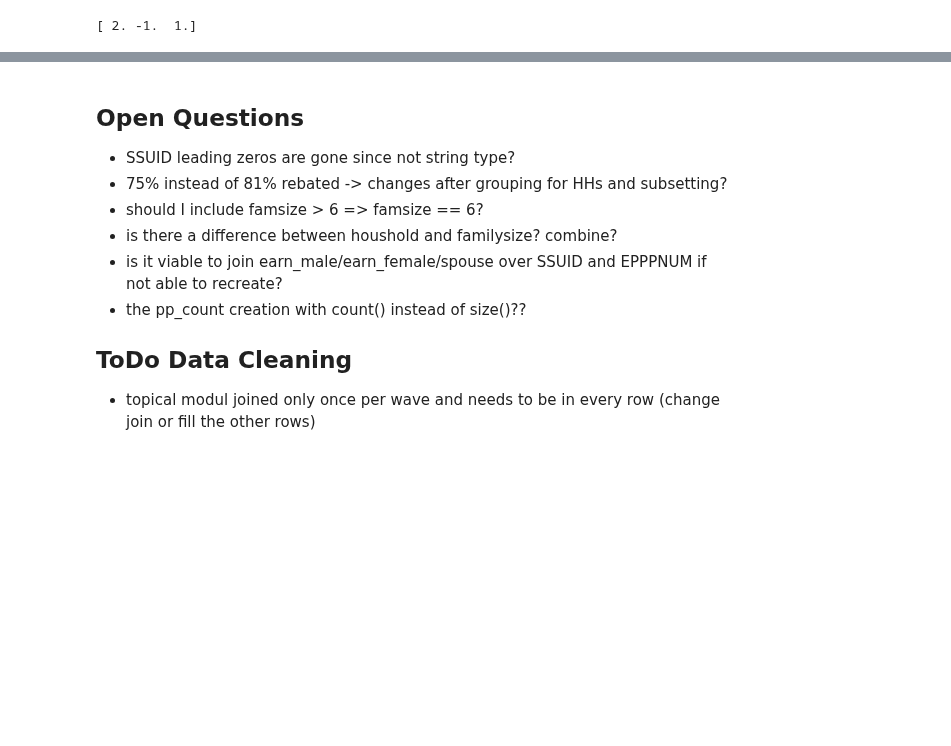
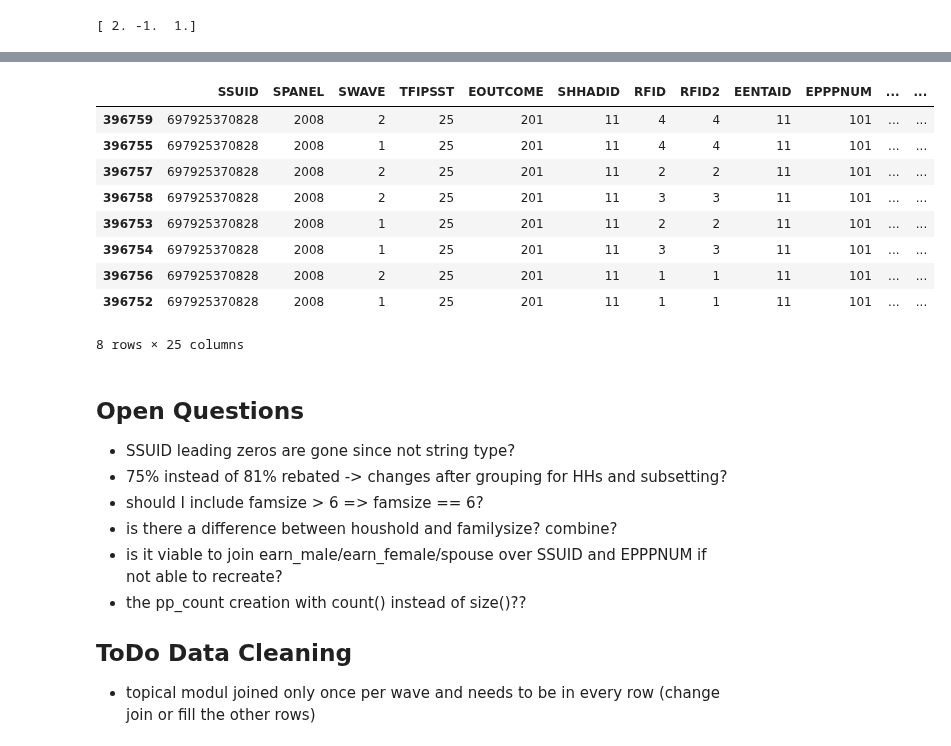
Before and after one commit to MaxDerWeber/MasterThesis, a Jupyter notebook: Data.ipynb, the cells around one changed output, grey strips where cells are left out. Drawn from its saved outputs; the diff is of its cells as text; code cells hidden in the pictures; blank space fills up the shorter version.

Commit message:
Corrected Merge of topical and core + cleanup.

```diff
--- a/Data.ipynb
+++ b/Data.ipynb
@@ -31,8 +31,10 @@ def import_sipp_data(sas_input_statement, dat_file, columns_keep):
     return df
 # %%
 # columns core dataset
-clmn_join = ['SSUID', 'SPANEL', 'SWAVE', 'TFIPSST', 'EOUTCOME', 'SHHADID', 'RFID', 'RFID2', 'EENTAID','EPPPNUM', 'EPOPSTAT', 'EPPINTVW', 'ESEX',
-            'ERACE', 'EORIGIN', 'WPFINWGT', 'ERRP', 'EMS', 'EPNMOM', 'EPNDAD', 'EPNGUARD', 'EPNSPOUS', 'RDESGPNT', 'TAGE', 'EEDUCATE']
+clmn_join = ['SSUID', 'SPANEL', 'SWAVE', 'EPPPNUM']
+
+clmn_join_unused = [ 'TFIPSST', 'EOUTCOME', 'SHHADID', 'RFID', 'RFID2', 'EENTAID', 'EPOPSTAT', 'EPPINTVW', 'ESEX', 'ERACE', 'EORIGIN', 'WPFINWGT', 'ERRP',
+                    'EMS', 'EPNMOM', 'EPNDAD', 'EPNGUARD', 'EPNSPOUS', 'RDESGPNT', 'TAGE', 'EEDUCATE']
 
 clmn_general = ['SREFMON', 'EHREFPER', 'RHCALMN', 'RHCALYR', 'TMOVRFLG', 'EHHNUMPP', 'EFSPOUSE', 'RFNKIDS', 'EBORNUS', 'ECITIZEN', 'RENROLL', 'EFKIND']
 
@@ -44,7 +46,7 @@ clmn_labor = ['EPAYHR1', 'EPAYHR2', 'TPYRATE1', 'TPYRATE2', 'EJBHRS1', 'EJBHRS2'
                 'EAWOP', 'EABRE', 'ERSNOWRK', 'EPTRESN', 'EBUSCNTR', 'EJOBCNTR', 'RMWKSAB', 'EPDJBTHN', 'ELKWRK', 'ELAYOFF', 'EHRSALL', 'EMOONLIT', 'RMHRSWK', 'EPTWRK',
                 'RMESR', 'RMWKWJB', 'RWKSPERM', 'EBNO1', 'EBNO2']
 
-columns_core = clmn_join + clmn_general + clmn_income + clmn_labor
+columns_core = clmn_join + clmn_join_unused + clmn_general + clmn_income + clmn_labor
 print('length core columns: ', len(columns_core))
 
 # columns topical dataset
@@ -185,0 +221,9 @@ array([[<AxesSubplot:title={'center':'erebate'}>,
+# %%
+# fill rebate columns that are NaN from merging only on one row per wave
+cols = ['erebate','erbamth','erebatoc', 'erbattyp']
+#df.sort_values('erebate', inplace=True)
+#df[cols] = df.groupby(['pp','SWAVE'], sort=False)[cols].apply(lambda x: x.ffill().bfill())
+#df[cols].describe()
+
+df.sort_values('EREBATE', inplace=True)
+df['erebate'] = df.groupby(['pp','SWAVE'])['erebate'].ffill()
@@ -186,3 +242,16 @@ array([[<AxesSubplot:title={'center':'erebate'}>,
+# %%
+df[df['pp']==49594][clmn_join]
+# %% [output]
+|  | SSUID | SPANEL | SWAVE | TFIPSST | EOUTCOME | SHHADID | RFID | RFID2 | EENTAID | EPPPNUM | ... | ... |
+| 396759 | 697925370828 | 2008 | 2 | 25 | 201 | 11 | 4 | 4 | 11 | 101 | ... | ... |
+| 396755 | 697925370828 | 2008 | 1 | 25 | 201 | 11 | 4 | 4 | 11 | 101 | ... | ... |
+| 396757 | 697925370828 | 2008 | 2 | 25 | 201 | 11 | 2 | 2 | 11 | 101 | ... | ... |
+| 396758 | 697925370828 | 2008 | 2 | 25 | 201 | 11 | 3 | 3 | 11 | 101 | ... | ... |
+| 396753 | 697925370828 | 2008 | 1 | 25 | 201 | 11 | 2 | 2 | 11 | 101 | ... | ... |
+| 396754 | 697925370828 | 2008 | 1 | 25 | 201 | 11 | 3 | 3 | 11 | 101 | ... | ... |
+| 396756 | 697925370828 | 2008 | 2 | 25 | 201 | 11 | 1 | 1 | 11 | 101 | ... | ... |
+| 396752 | 697925370828 | 2008 | 1 | 25 | 201 | 11 | 1 | 1 | 11 | 101 | ... | ... |
+8 rows × 25 columns
 # %%
 # generate dummy for change in maritial status
 # from EFKIND: 1 if married, 2 and 3 if HH headed by unmarried man/woman -> spouse dummy : 1 if married
```
Also changed, not shown: parts of 9 cells of this notebook, 1 other file.
